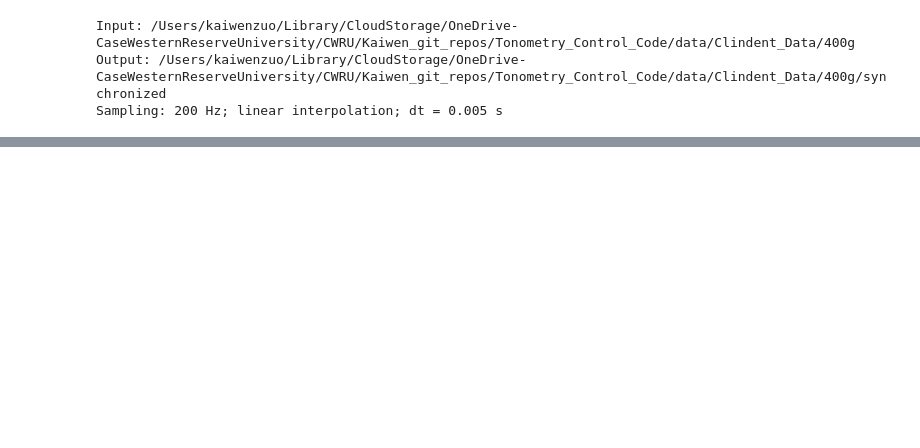
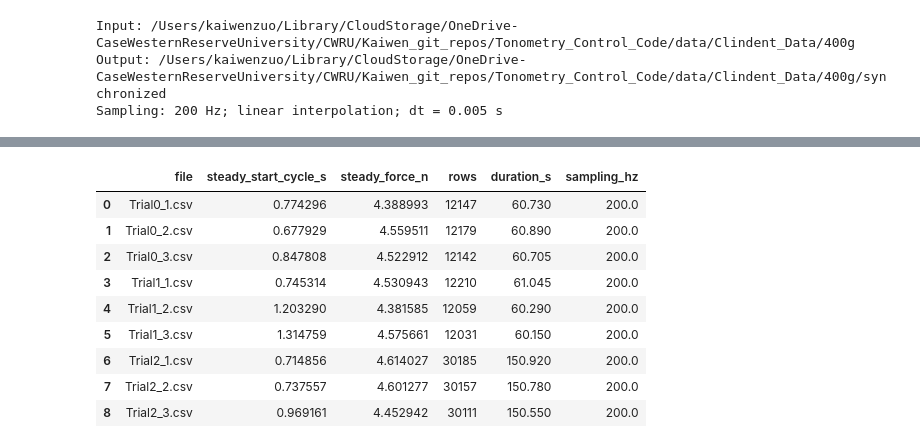
Before and after one commit to Cuberkk/Tonometry_Control_Code, a Jupyter notebook: data_process/utils/Clindent_data_preprocess.ipynb, the cells around one changed output, grey strips where cells are left out. Cells and saved outputs as stored; diff of their text form; code cells hidden in the pictures; blank space fills up the shorter version.

```diff
--- a/data_process/utils/Clindent_data_preprocess.ipynb
+++ b/data_process/utils/Clindent_data_preprocess.ipynb
@@ -156 +137,51 @@ display(cycle_summary[['file', 'boundary_source', 'indent_command_s', 'release_b
+# %%
+cycle_rows = []
+for result in processed:
+    trial, trial_dir = result['trial'], result['source']
+    cycles = segment_force_steady_state(
+        trial['sync'], result['cycles'], **FORCE_STEADY_STATE_SETTINGS,
+    )
+    extracted = extract_indentation_cycles(
+        trial['sync'], cycles, sampling_hz=SAMPLING_HZ, steady_only=True,
+    )
+    result.update(cycles=cycles, extracted=extracted)
+    for event, (cycle_number, frame) in zip(cycles.itertuples(), extracted):
+        retained = trial['sync'].loc[
+            (trial['sync'].time_s >= event.steady_start_s)
+            & (trial['sync'].time_s < event.steady_end_s)
+        ]
+        cycle_rows.append({
+            'file': f'{result["name"]}_{cycle_number}.csv',
+            'source_trial': str(trial_dir.relative_to(PROJECT_ROOT)),
+            'origin_ns': trial['origin_ns'], 'cycle': cycle_number,
+            'boundary_source': event.boundary_source,
+            'export_scope': 'steady_force_only',
+            'indent_command_s': event.onset_s, 'release_boundary_s': event.release_s,
+            'steady_start_host_s': event.steady_start_s,
+            'steady_end_host_s': event.steady_end_s,
+            'steady_start_cycle_s': event.steady_start_s - event.onset_s,
+            'steady_force_n': event.steady_force_n,
+            'first_retained_host_s': retained.time_s.iloc[0],
+            'last_retained_host_s': retained.time_s.iloc[-1],
+            'rows': len(frame), 'duration_s': frame[OUTPUT_COLUMNS[0]].iloc[-1],
+            'sampling_hz': SAMPLING_HZ,
+            'force_native_baseline_n': trial['baseline']['force_raw_n'],
+            'position_native_baseline_mm': trial['baseline']['displacement_raw_mm'],
+            **{f'steady_{key}': value for key, value in FORCE_STEADY_STATE_SETTINGS.items()},
+        })
+
+cycle_summary = pd.DataFrame(cycle_rows)
+display(cycle_summary[['file', 'steady_start_cycle_s', 'steady_force_n',
+                       'rows', 'duration_s', 'sampling_hz']])
+# %% [output]
+|  | file | steady_start_cycle_s | steady_force_n | rows | duration_s | sampling_hz |
+| 0 | Trial0_1.csv | 0.774296 | 4.388993 | 12147 | 60.730 | 200.0 |
+| 1 | Trial0_2.csv | 0.677929 | 4.559511 | 12179 | 60.890 | 200.0 |
+| 2 | Trial0_3.csv | 0.847808 | 4.522912 | 12142 | 60.705 | 200.0 |
+| 3 | Trial1_1.csv | 0.745314 | 4.530943 | 12210 | 61.045 | 200.0 |
+| 4 | Trial1_2.csv | 1.203290 | 4.381585 | 12059 | 60.290 | 200.0 |
+| 5 | Trial1_3.csv | 1.314759 | 4.575661 | 12031 | 60.150 | 200.0 |
+| 6 | Trial2_1.csv | 0.714856 | 4.614027 | 30185 | 150.920 | 200.0 |
+| 7 | Trial2_2.csv | 0.737557 | 4.601277 | 30157 | 150.780 | 200.0 |
+| 8 | Trial2_3.csv | 0.969161 | 4.452942 | 30111 | 150.550 | 200.0 |
 # %% [markdown]
```
Also changed, not shown: parts of 11 cells of this notebook, 23 other files.
